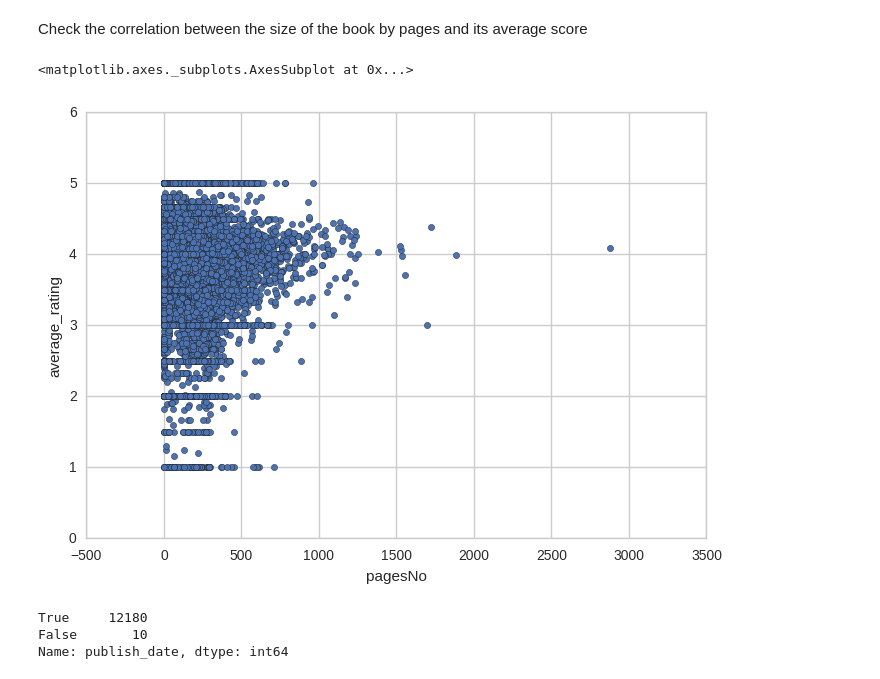
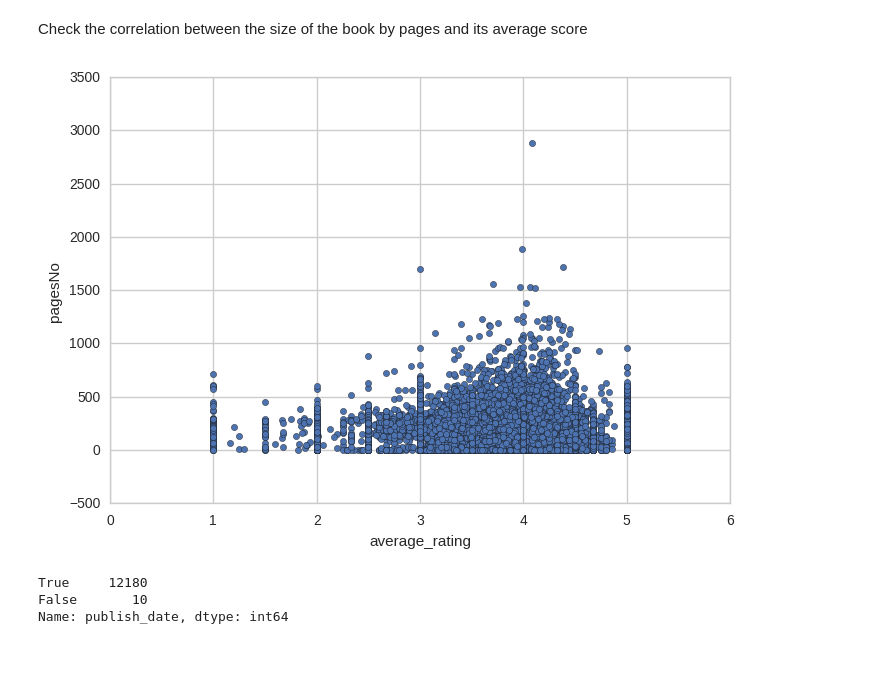
Before and after one commit to klitonandrea/BookRatings, a Jupyter notebook: Story telling with book ratings.ipynb, the cells around one changed output. Drawn from its saved outputs; the diff is of its cells as text; code cells hidden in the pictures.

```diff
--- a/Story telling with book ratings.ipynb
+++ b/Story telling with book ratings.ipynb
@@ -378,10 +395,9 @@ BookInfo[['title', 'average_rating', 'pagesNo']][BookInfo.pagesNo >= 1254]
 # %% [markdown]
 Check the correlation between the size of the book by pages and its average score
 # %%
-BookInfo[['pagesNo', 'average_rating']].plot(kind='scatter', x='pagesNo', y='average_rating')
+BookInfo[['pagesNo', 'average_rating']].plot(kind='scatter', y='pagesNo', x='average_rating');
 # %% [output]
-<matplotlib.axes._subplots.AxesSubplot at 0x...>
-[figure, old version]
+[figure, new version]
 # %%
 BookInfo.publish_date.notnull().value_counts()
 # %% [output]
```
Also changed, not shown: parts of 11 cells of this notebook.
